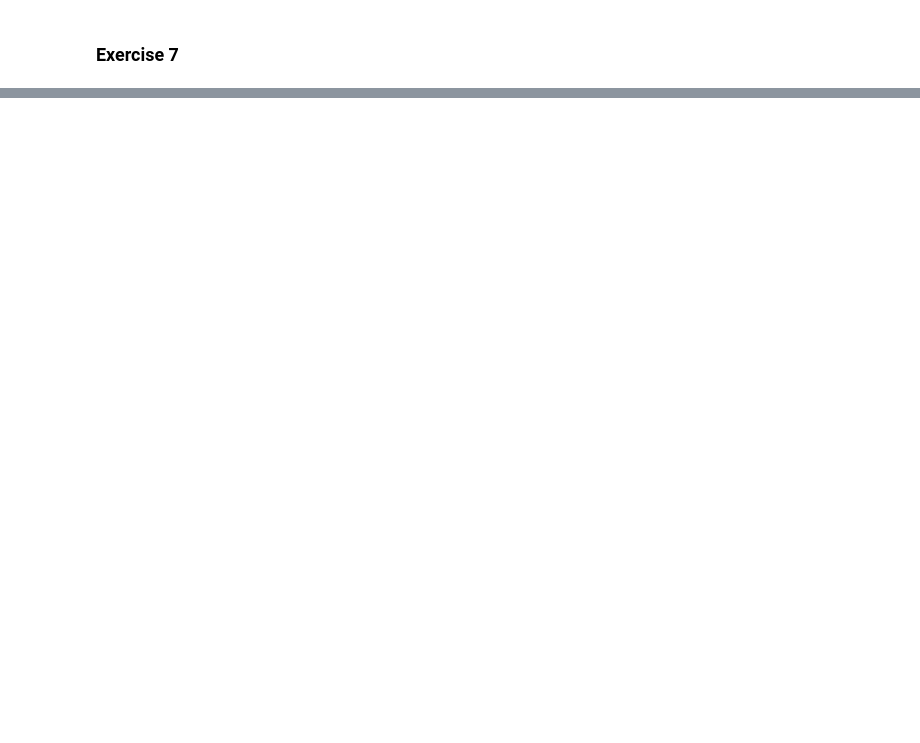
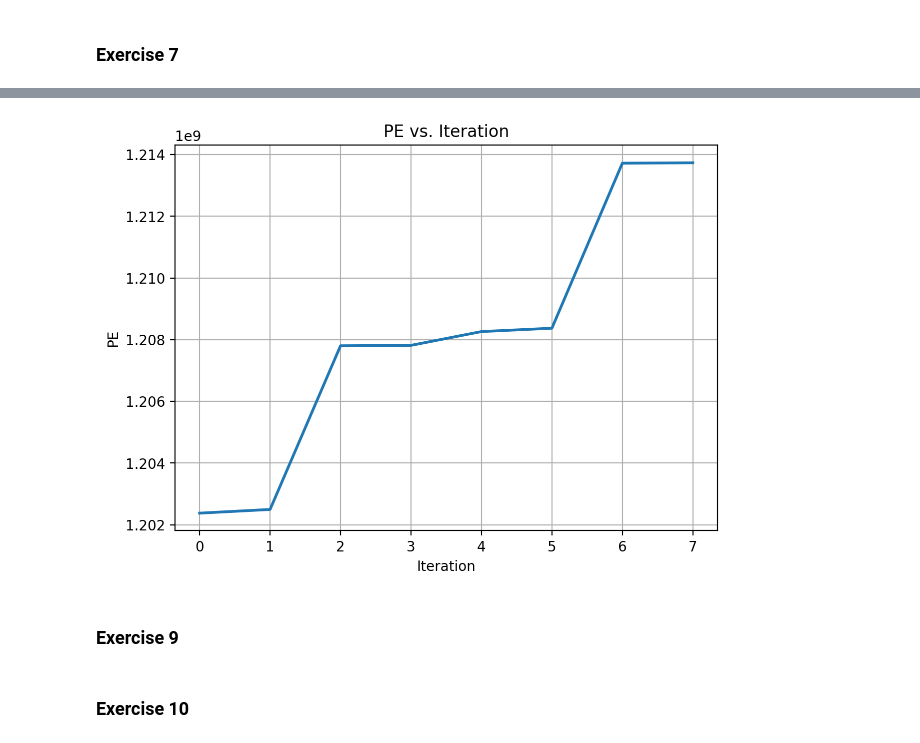
Before and after one commit to nick-carroll1/Matching-Exercise, a Jupyter notebook: matching_exercise.ipynb, the cells around one changed output, grey strips where cells are left out. Saved outputs shown, nothing was run; the diff lists cells and outputs as text; code cells hidden in the pictures; blank space fills up the shorter version.

```diff
--- a/matching_exercise.ipynb
+++ b/matching_exercise.ipynb
@@ -164,0 +216,15 @@ cps_2
+# %%
+# plot pe vs. iteration
+plt.figure(figsize=(7,5), dpi=100)
+plt.plot(model.pe_each_iter, linewidth=2)
+plt.grid('on')
+plt.xlabel('Iteration')
+plt.ylabel('PE')
+plt.title('PE vs. Iteration')
+plt.show()
+# %% [output]
+[figure, added]
+# %% [markdown]
+### Exercise 9
+# %% [markdown]
+### Exercise 10
```
Also changed, not shown: parts of 13 cells of this notebook.
